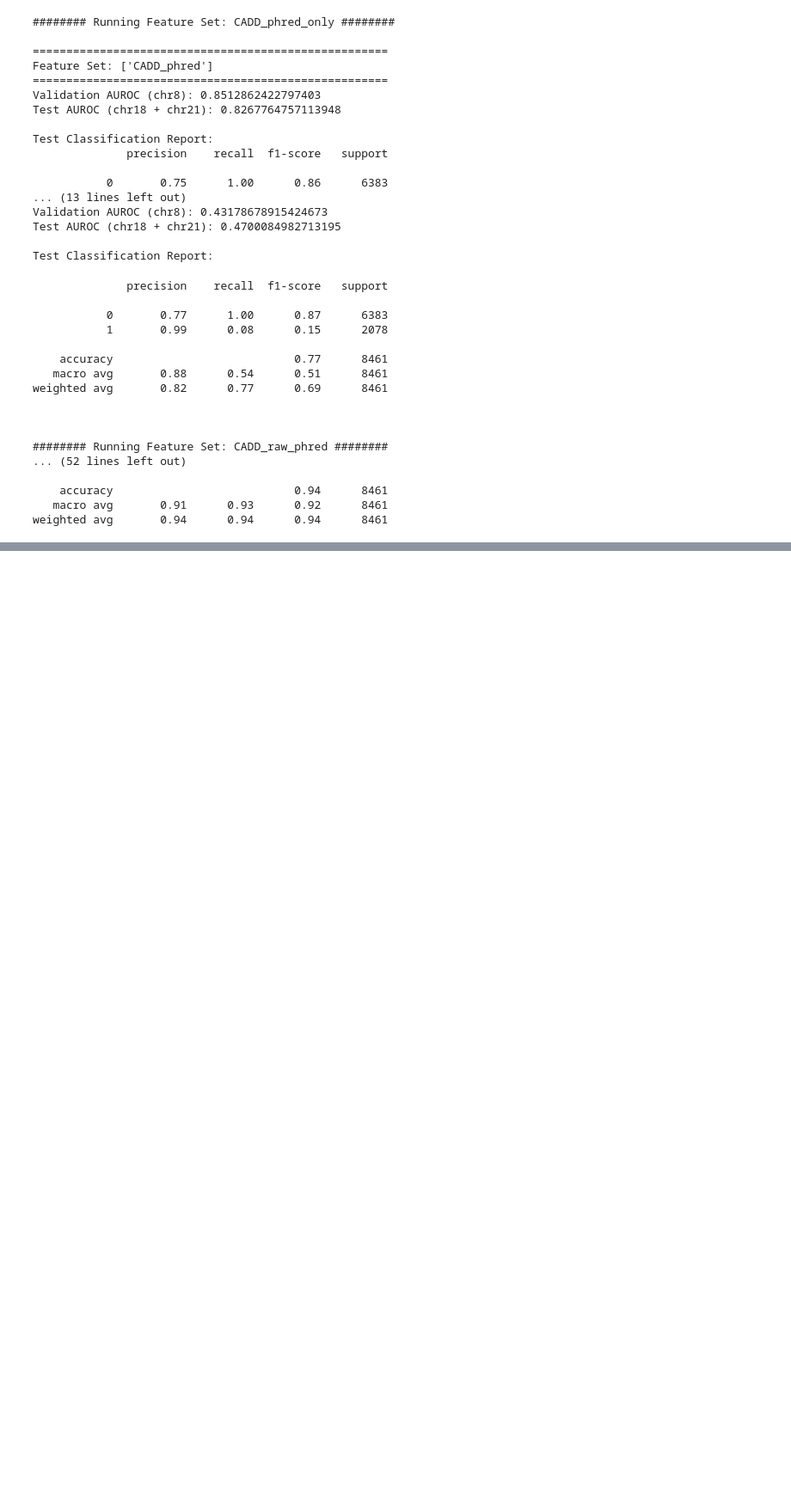
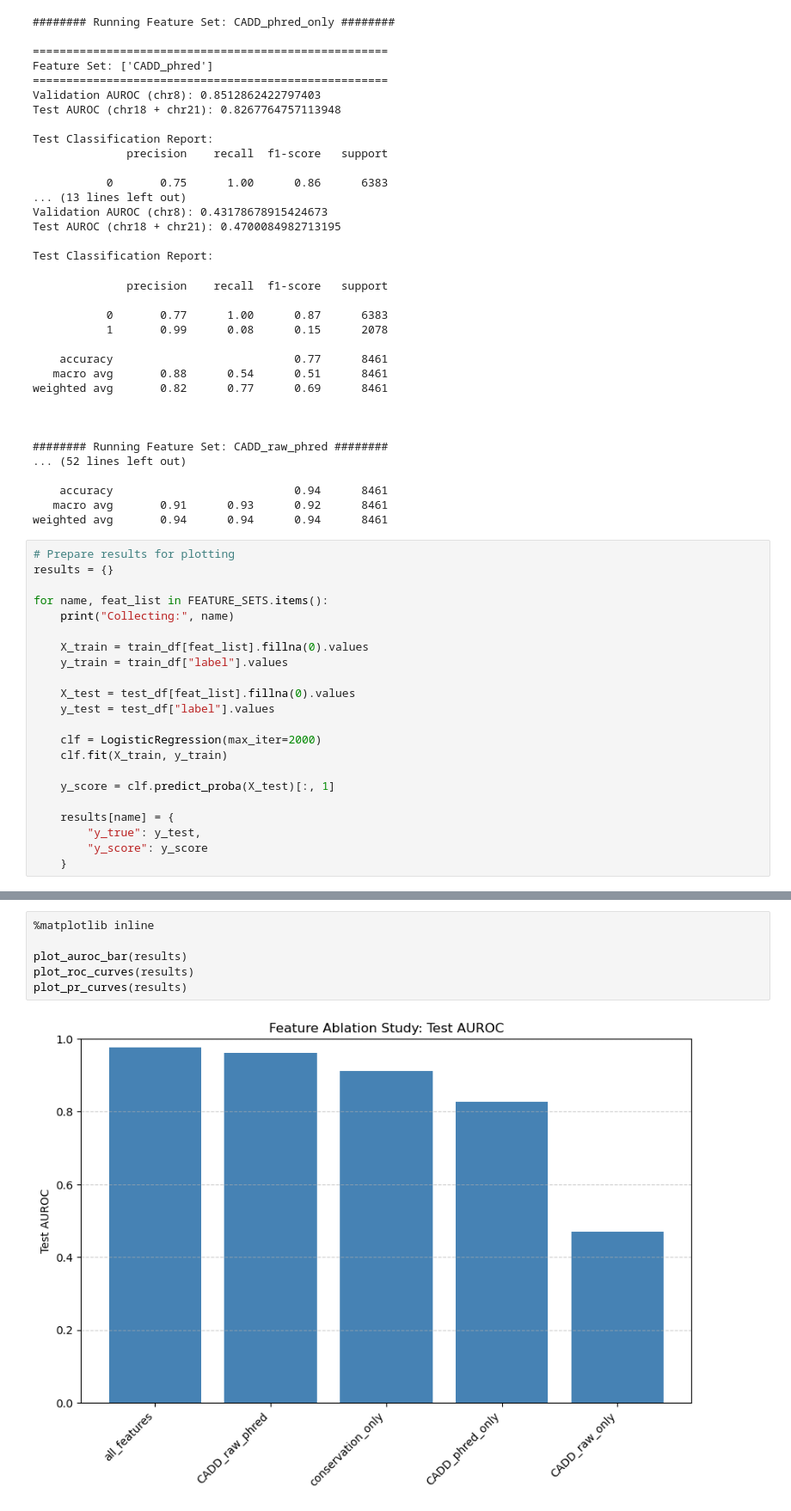
Before and after one commit to tstilwell91/GenAI_finalproject, a Jupyter notebook: Machine_Learning_Baseline/Feature_phyloP_phastCons.ipynb, the cells around one changed output, grey strips where cells are left out. Shown at 86% size. Cells and saved outputs as stored; diff of their text form; blank space fills up the shorter version.

Commit message:
Add figures

```diff
--- a/Machine_Learning_Baseline/Feature_phyloP_phastCons.ipynb
+++ b/Machine_Learning_Baseline/Feature_phyloP_phastCons.ipynb
@@ -256,3 +256,25 @@ weighted avg       0.82      0.77      0.69      8461
     accuracy                           0.94      8461
    macro avg       0.91      0.93      0.92      8461
 weighted avg       0.94      0.94      0.94      8461
+# %%
+# Prepare results for plotting
+results = {}
+
+for name, feat_list in FEATURE_SETS.items():
+    print("Collecting:", name)
+
+    X_train = train_df[feat_list].fillna(0).values
+    y_train = train_df["label"].values
+
+    X_test = test_df[feat_list].fillna(0).values
+    y_test = test_df["label"].values
+
+    clf = LogisticRegression(max_iter=2000)
+    clf.fit(X_train, y_train)
+
+    y_score = clf.predict_proba(X_test)[:, 1]
+
+    results[name] = {
+        "y_true": y_test,
+        "y_score": y_score
+    }
@@ -258,0 +378,8 @@ weighted avg       0.94      0.94      0.94      8461
+# %%
+%matplotlib inline
+
+plot_auroc_bar(results)
+plot_roc_curves(results)
+plot_pr_curves(results)
+# %% [output]
+[figure, added]
```
Also changed, not shown: parts of 4 cells of this notebook.
